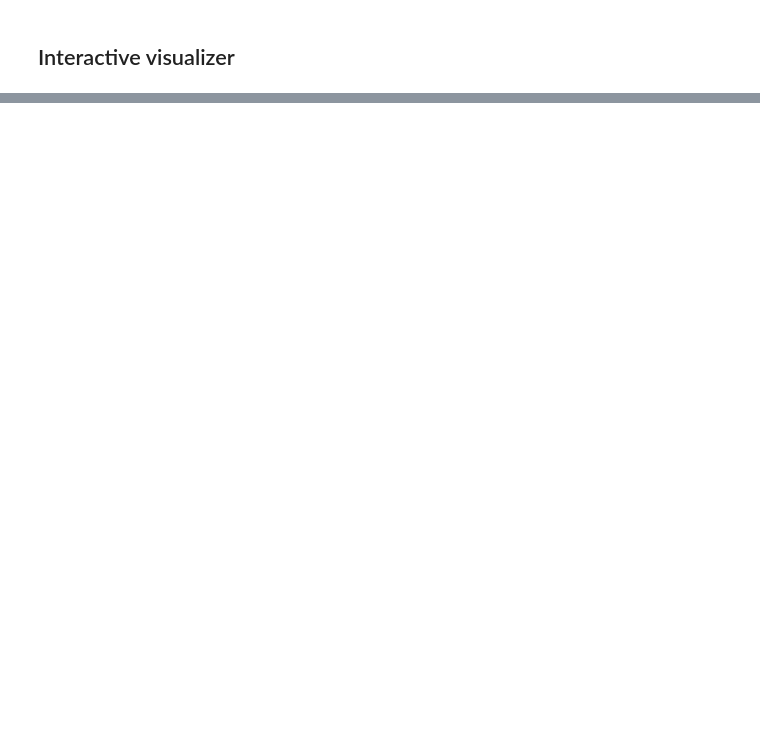
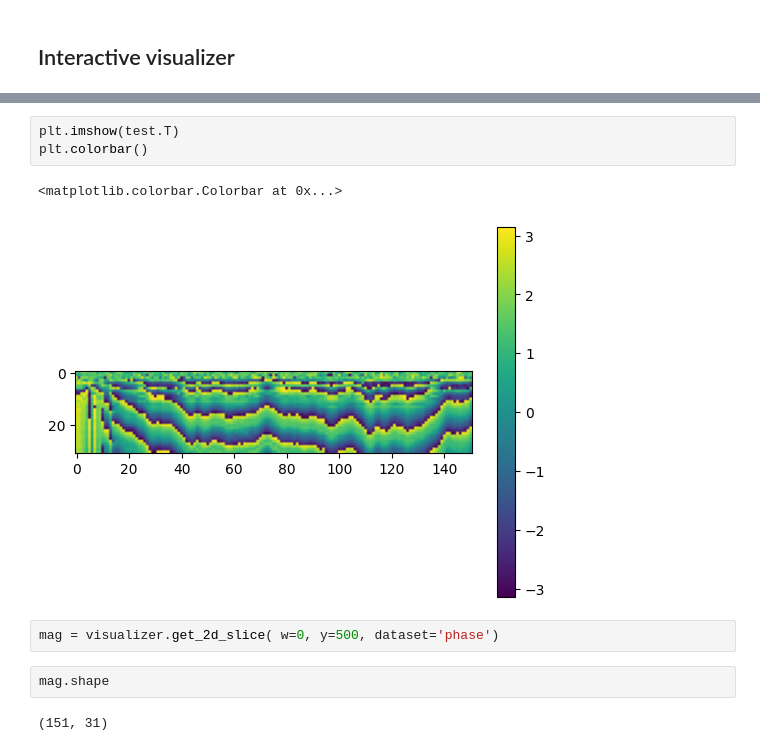
Before and after one commit to changbatterygroup/ultrasonic_ml, a Jupyter notebook: Notebooks/fft/fft_h5_workflow.ipynb, the cells around one changed output, grey strips where cells are left out. Cells and saved outputs as stored; diff of their text form; blank space fills up the shorter version.

```diff
--- a/Notebooks/fft/fft_h5_workflow.ipynb
+++ b/Notebooks/fft/fft_h5_workflow.ipynb
@@ -124,0 +189,12 @@ debug
+# %%
+plt.imshow(test.T)
+plt.colorbar()
+# %% [output]
+<matplotlib.colorbar.Colorbar at 0x...>
+[figure, added]
+# %%
+mag = visualizer.get_2d_slice( w=0, y=500, dataset='phase')
+# %%
+mag.shape
+# %% [output]
+(151, 31)
```
Also changed, not shown: parts of 22 cells of this notebook, 2 other files.
